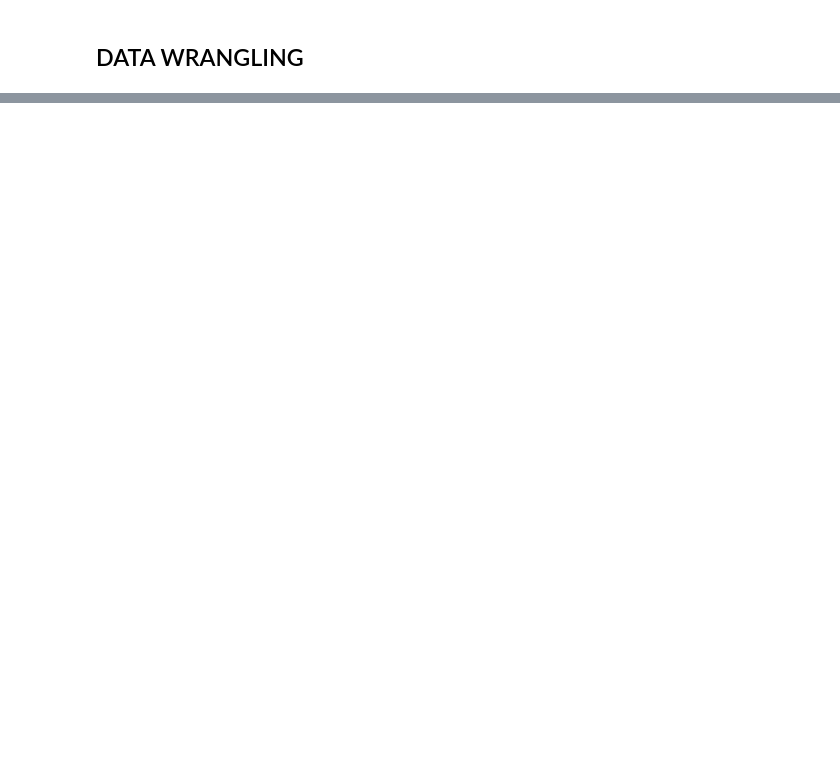
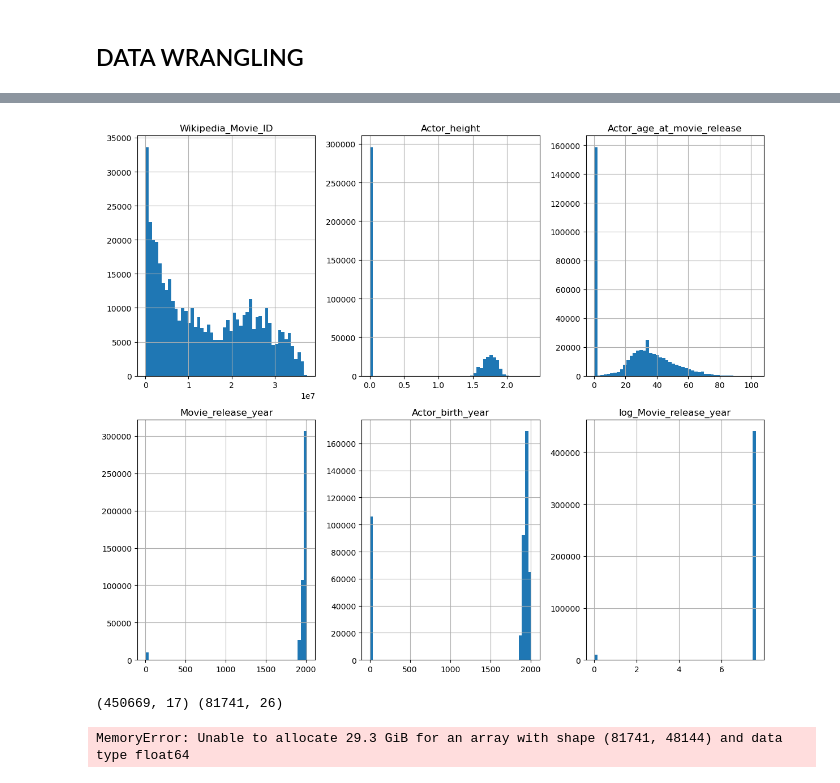
Before and after one commit to epfl-ada/ada-2023-project-byggemandbob, a Jupyter notebook: kav.ipynb, the cells around one changed output, grey strips where cells are left out. Cells and saved outputs as stored; diff of their text form; code cells hidden in the pictures; blank space fills up the shorter version.

```diff
--- a/kav.ipynb
+++ b/kav.ipynb
@@ -70,0 +70,30 @@ movie_metadata["Movie countries"] = movie_metadata["Movie countries"].apply(lamb
+# %%
+# Select only numeric columns
+numeric_columns = character_metadata.select_dtypes(include=['number']).columns
+
+# Calculate the number of rows and columns dynamically
+num_cols = 3
+num_rows = (len(numeric_columns) + num_cols - 1) // num_cols -1
+
+# Increase figure size and adjust layout
+fig, axes = plt.subplots(nrows=num_rows, ncols=num_cols, figsize=(12, 5 * num_rows))
+
+# Plot histograms for each numeric column
+for i, col in enumerate(numeric_columns[1:]):
+    row, col_index = divmod(i, num_cols)
+    character_metadata[col].hist(ax=axes[row, col_index], bins=50)
+    axes[row, col_index].set_title(col)
+
+
+
+# Adjust spacing between subplots
+plt.tight_layout()
+
+# Show the plot
+plt.show()
+# %% [output]
+[figure, added]
+# %%
+print(character_metadata.shape, movie_metadata.shape)
+# %% [output]
+(450669, 17) (81741, 26)
@@ -70,0 +104,13 @@ movie_metadata["Movie countries"] = movie_metadata["Movie countries"].apply(lamb
+# %%
+model1_movie = smf.ols(formula='log_Movie_box_office_revenue ~ Movie_release_date + Movie_runtime + \
+                                C(Movie_languages) + C(Movie_countries) + C(Movie_genres) + \
+                                Movie_release_year',
+                       data=movie_reg_data)
+# Fit the model
+np.random.seed(2)
+res = model1_movie.fit()
+
+# Print the summary output provided by the library
+print(res.summary())
+# %% [output]
+MemoryError: Unable to allocate 29.3 GiB for an array with shape (81741, 48144) and data type float64
```
Also changed, not shown: parts of 14 cells of this notebook, 3 other files.
